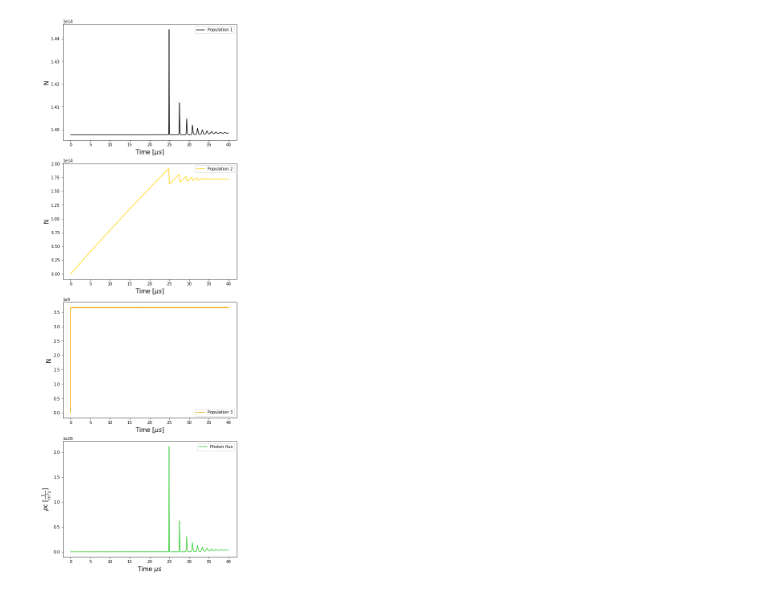
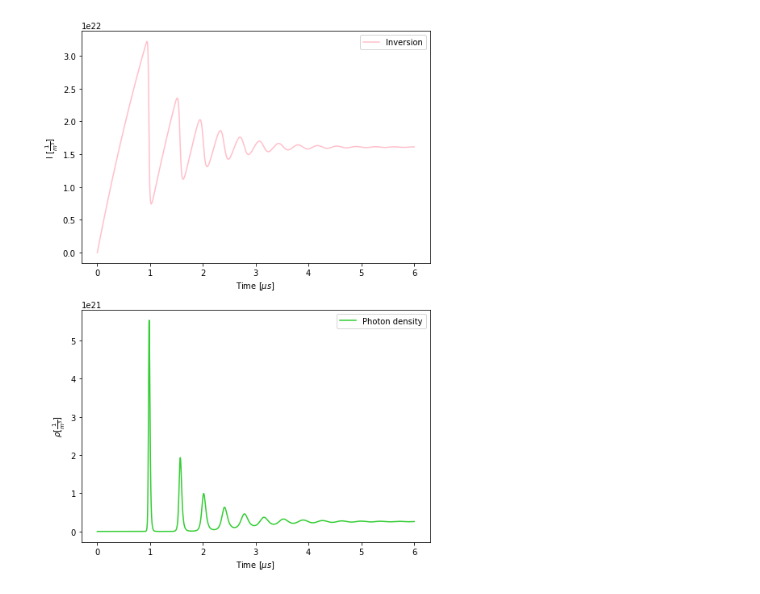
Before and after one commit to JonatanRudrasingam/Rate-equation-and-Q-factor, a Jupyter notebook: Rate Equations and Q-switching.ipynb, the cells around one changed output. Cells and saved outputs as stored; diff of their text form; code cells hidden in the pictures.

```diff
--- a/Rate Equations and Q-switching.ipynb
+++ b/Rate Equations and Q-switching.ipynb
@@ -16,10 +16,15 @@ laser = 'Nd:YAG'
 #starname     = 'KWHya'
 
 re = 2
-re = 4
+#re = 4
 
 Qsw = False
 #Qsw = True
+
+if Qsw == True:
+    qsw = True
+elif Qsw == False:
+    qsw = False
 
 if (laser == 'Nd:YAG' and re == 2):
     #Active medium
@@ -122,7 +127,7 @@ def RE4(t, y):
     N3 = y[2]
     I21 = y[3]
 
-    if t > 1.7e-5 and Qsw == True:
+    if t > 1.6e-5 and Qsw == True:
         losses_Q = 0.02
         taucav = (2*L)/(c*(losses_Q))
         Qsw = False
@@ -150,7 +155,7 @@ elif (re == 4):
 mysol = solve_ivp(RE, (time_init, time_end), y0=y0, t_eval=time_interval)
 
 #Output is collected:
-if (re == 2):
+if (re == 2 and qsw == False):
     fig = plt.figure()
     fig.subplots_adjust(top = 0.8)
 
@@ -167,36 +172,62 @@ if (re == 2):
     ax1.legend()
     ax2.legend()
     plt.show()
 
+if (re == 2 and qsw == True):
+    fig = plt.figure()
+    fig.subplots_adjust(top = 0.8)
+
+    ax1 = fig.add_axes([0.15,1,1,1])
+    ax1.set_xlabel('Time $[\\mu s]$')
+    ax1.set_ylabel('I $[\\frac{1}{m^3}]$')
+    line1 = ax1.plot(mysol.t*tconv,mysol.y[0],label='Inversion', color = colour0)
+
+    ax2 = fig.add_axes([0.15,-0.2,1,1])
+    ax2.set_xlabel('Time $[\\mu s]$')
+    ax2.set_ylabel('$\\rho [\\frac{1}{m^3}]$')
+    line2 = ax2.plot(mysol.t*tconv,mysol.y[1],label='Photon density', color = colour1)
+
+    ax3 = fig.add_axes([0.15,-1.4,1,1])
+    ax3.set_xlabel('Time $[\\mu s]$')
+    ax3.set_ylabel('L')
+    x = [0, t_Q*tconv, mysol.t[-1]*tconv]
+    y = [losses_Q, losses, losses_Q]
+    ax3.set_xlim(0, mysol.t[-1]*tconv)
+    line3 = ax3.step(x,y,label='Losses', color = 'black')
+
+    ax1.legend()
+    ax2.legend()
+    ax3.legend()
+    plt.show()
+
 if (re == 4):
     fig = plt.figure()
     fig.subplots_adjust(top = 0.8)
 
     ax1 = fig.add_axes([0.15,1,1,1])
     ax1.set_xlabel('Time $[\\mu s]$', fontsize = 15)
     ax1.set_ylabel('N', fontsize = 15)
-    line1 = ax1.plot(mysol.t*tconv,mysol.y[0],label='Population 1', color = colour0)
+    line1 = ax1.semilogy(mysol.t*tconv,mysol.y[0],label='Population 1', color = colour0)
 
     ax2 = fig.add_axes([0.15,-0.2,1,1])
     ax2.set_xlabel('Time $[\\mu s]$', fontsize = 15)
     ax2.set_ylabel('N', fontsize = 15)
-    line2 = ax2.plot(mysol.t*tconv,mysol.y[1],label='Population 2', color = colour1)
+    line2 = ax2.semilogy(mysol.t*tconv,mysol.y[1],label='Population 2', color = colour1)
 
     ax3 = fig.add_axes([0.15,-1.4,1,1])
     ax3.set_xlabel('Time $[\\mu s]$', fontsize = 15)
     ax3.set_ylabel('N', fontsize = 15)
-    line3 = ax3.plot(mysol.t*tconv,mysol.y[2],label='Population 3', color = colour2)
+    line3 = ax3.semilogy(mysol.t*tconv,mysol.y[2],label='Population 3', color = colour2)
 
     ax4 = fig.add_axes([0.15,-2.6,1,1])
     ax4.set_xlabel('Time $\\mu s$', fontsize = 15)
     ax4.set_ylabel('$\\rho c ~ [\\frac{1}{m^2s}]$', fontsize = 15)
-    line4 = ax4.plot(mysol.t*tconv,mysol.y[3],label='Photon flux', color = colour3)
+    line4 = ax4.semilogy(mysol.t*tconv,mysol.y[3],label='Photon flux', color = colour3)
 
     ax1.legend()
     ax2.legend()
     ax3.legend()
     ax4.legend()
     plt.show()
-#Plot losses
 # %% [output]
-[figure, old version]
+[figure, new version]
```
